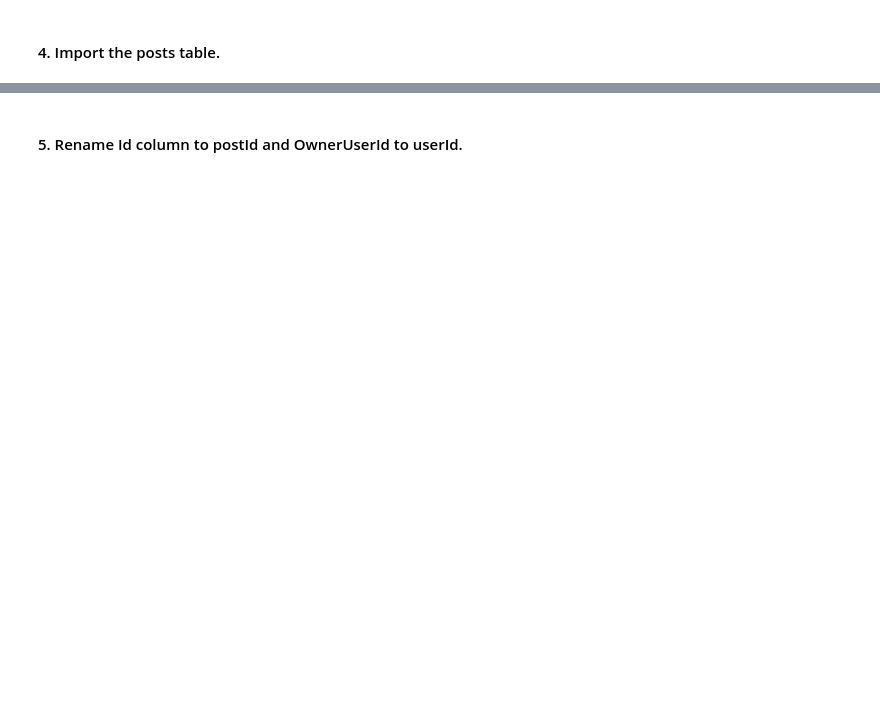
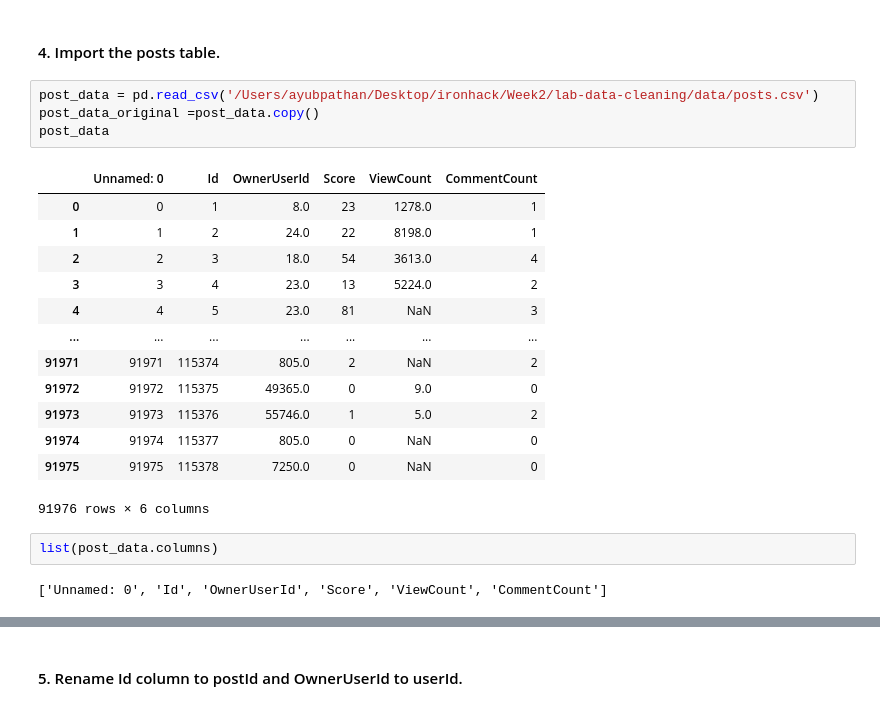
Before and after one commit to ta-data-remote/lab-data-cleaning, a Jupyter notebook: your-code/main.ipynb, the cells around one changed output, grey strips where cells are left out. Cells and saved outputs as stored; diff of their text form; blank space fills up the shorter version.

```diff
--- a/your-code/main.ipynb
+++ b/your-code/main.ipynb
@@ -9,2 +58,24 @@
 # %% [markdown]
 #### 4. Import the posts table.
+# %%
+post_data = pd.read_csv('/Users/ayubpathan/Desktop/ironhack/Week2/lab-data-cleaning/data/posts.csv')
+post_data_original =post_data.copy()
+post_data
+# %% [output]
+|  | Unnamed: 0 | Id | OwnerUserId | Score | ViewCount | CommentCount |
+| 0 | 0 | 1 | 8.0 | 23 | 1278.0 | 1 |
+| 1 | 1 | 2 | 24.0 | 22 | 8198.0 | 1 |
+| 2 | 2 | 3 | 18.0 | 54 | 3613.0 | 4 |
+| 3 | 3 | 4 | 23.0 | 13 | 5224.0 | 2 |
+| 4 | 4 | 5 | 23.0 | 81 | NaN | 3 |
+| ... | ... | ... | ... | ... | ... | ... |
+| 91971 | 91971 | 115374 | 805.0 | 2 | NaN | 2 |
+| 91972 | 91972 | 115375 | 49365.0 | 0 | 9.0 | 0 |
+| 91973 | 91973 | 115376 | 55746.0 | 1 | 5.0 | 2 |
+| 91974 | 91974 | 115377 | 805.0 | 0 | NaN | 0 |
+| 91975 | 91975 | 115378 | 7250.0 | 0 | NaN | 0 |
+91976 rows × 6 columns
+# %%
+list(post_data.columns)
+# %% [output]
+['Unnamed: 0', 'Id', 'OwnerUserId', 'Score', 'ViewCount', 'CommentCount']
```
Also changed, not shown: parts of 14 cells of this notebook.
